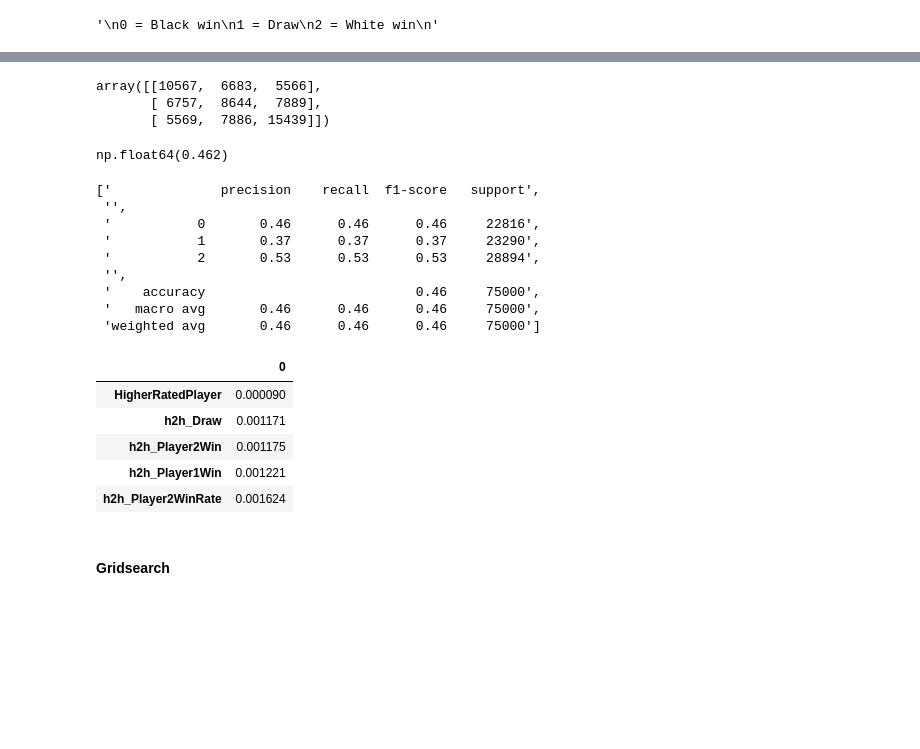
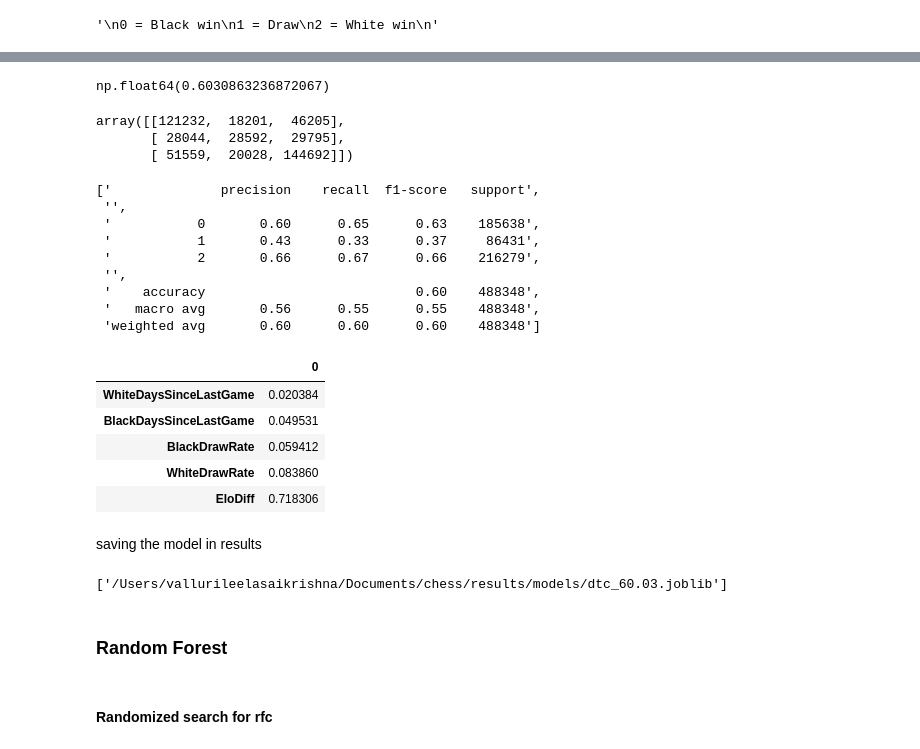
Before and after one commit to v-leela/chess, a Jupyter notebook: notebooks/04_training.ipynb, the cells around one changed output, grey strips where cells are left out. Drawn from its saved outputs; the diff is of its cells as text; code cells hidden in the pictures; blank space fills up the shorter version.

```diff
--- a/notebooks/04_training.ipynb
+++ b/notebooks/04_training.ipynb
@@ -60,3 +97,9 @@ dtc.get_params()
+# %%
+#parameters from the randomized search
+
+dtc = DecisionTreeClassifier(ccp_alpha=1e-05, max_depth=30, max_features=0.7,
+                       max_leaf_nodes=250, min_samples_leaf=np.int64(174),
+                       min_samples_split=np.int64(407), random_state=67, class_weight="balanced")
 # %%
 dtc.fit(X_train, y_train)
 # %% [output]
@@ -64,36 +110,45 @@ DecisionTreeClassifier()
 # %%
 y_pred = dtc.predict(X_val)
+# %%
+# accuracy
+np.mean(y_pred==y_val)
+# %% [output]
+np.float64(0.6030863236872067)
 # %%
 confusion_matrix(y_val, y_pred)
 # %% [output]
-array([[10567,  6683,  5566],
-       [ 6757,  8644,  7889],
-       [ 5569,  7886, 15439]])
+array([[121232,  18201,  46205],
+       [ 28044,  28592,  29795],
+       [ 51559,  20028, 144692]])
-# %%
-np.mean(y_pred==y_val) # accuracy
-# %% [output]
-np.float64(0.462)
 # %%
 classification_report(y_val, y_pred).splitlines()
 # %% [output]
 ['              precision    recall  f1-score   support',
  '',
- '           0       0.46      0.46      0.46     22816',
- '           1       0.37      0.37      0.37     23290',
- '           2       0.53      0.53      0.53     28894',
+ '           0       0.60      0.65      0.63    185638',
+ '           1       0.43      0.33      0.37     86431',
+ '           2       0.66      0.67      0.66    216279',
  '',
- '    accuracy                           0.46     75000',
- '   macro avg       0.46      0.46      0.46     75000',
- 'weighted avg       0.46      0.46      0.46     75000']
+ '    accuracy                           0.60    488348',
+ '   macro avg       0.56      0.55      0.55    488348',
+ 'weighted avg       0.60      0.60      0.60    488348']
 # %%
-pd.DataFrame(dtc.feature_importances_, index=X.columns).sort_values(by=0).head(5)
+pd.DataFrame(dtc.feature_importances_, index=X.columns).sort_values(by=0).tail(5)
 # %% [output]
 |  | 0 |
-| HigherRatedPlayer | 0.000090 |
-| h2h_Draw | 0.001171 |
-| h2h_Player2Win | 0.001175 |
-| h2h_Player1Win | 0.001221 |
-| h2h_Player2WinRate | 0.001624 |
+| WhiteDaysSinceLastGame | 0.020384 |
+| BlackDaysSinceLastGame | 0.049531 |
+| BlackDrawRate | 0.059412 |
+| WhiteDrawRate | 0.083860 |
+| EloDiff | 0.718306 |
-# %% [markdown]
-#### Gridsearch
+# %% [markdown]
+saving the model in results
+# %%
+joblib.dump(dtc, os.path.join(project_dir, "results/models/dtc_60.03.joblib"))
+# %% [output]
+['/Users/vallurileelasaikrishna/Documents/chess/results/models/dtc_60.03.joblib']
+# %% [markdown]
+### Random Forest
+# %% [markdown]
+#### Randomized search for rfc
 # %%
```
Also changed, not shown: parts of 40 cells of this notebook, 3 other files.
